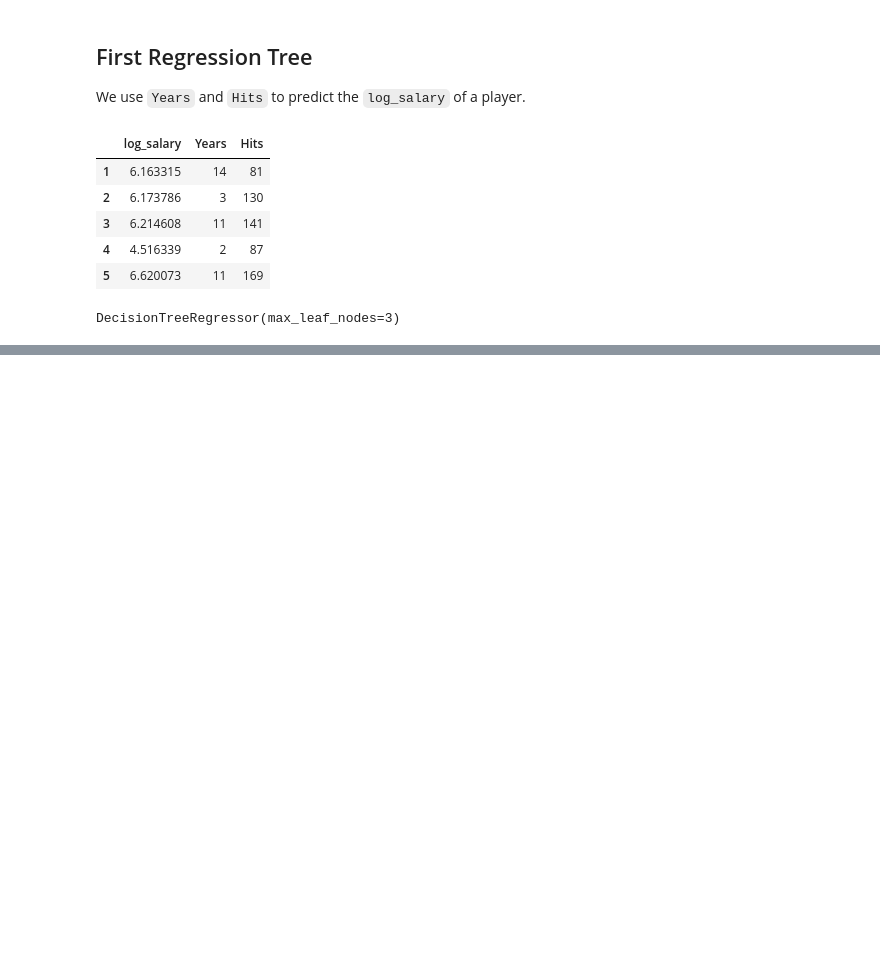
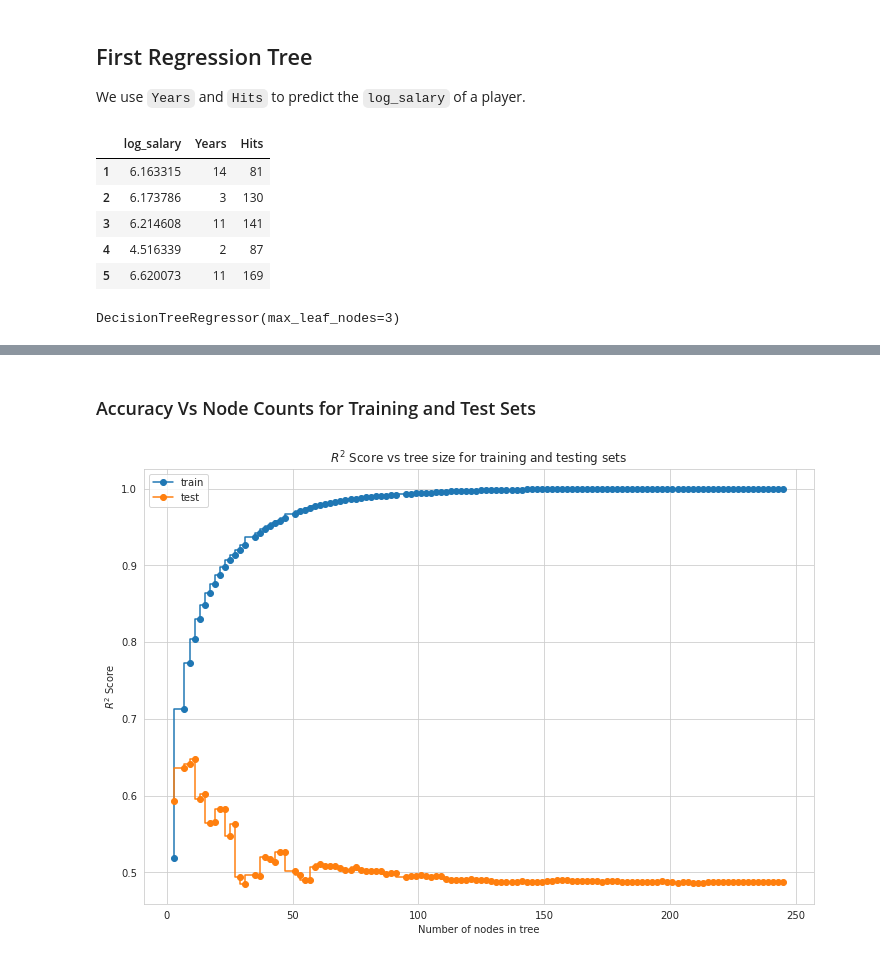
Before and after one commit to somnath1077/MachineLearningExercises, a Jupyter notebook: isrl_rev/ch08/ch_08_regression_trees.ipynb, the cells around one changed output, grey strips where cells are left out. Cells and saved outputs as stored; diff of their text form; code cells hidden in the pictures; blank space fills up the shorter version.

```diff
--- a/isrl_rev/ch08/ch_08_regression_trees.ipynb
+++ b/isrl_rev/ch08/ch_08_regression_trees.ipynb
@@ -155,0 +326,22 @@ plt.show()
+# %% [markdown]
+### Accuracy Vs Node Counts for Training and Test Sets
+# %%
+node_counts = [m.tree_.node_count for m in models]
+
+train_scores = [m.score(X_train, y_train) for m in models]
+test_scores = [m.score(X_test, y_test) for m in models]
+
+fig, ax = plt.subplots(figsize=(12, 8))
+
+ax.set_xlabel(r"Number of nodes in tree")
+ax.set_ylabel("$R^2$ Score")
+ax.set_title(r"$R^2$ Score vs tree size for training and testing sets")
+
+ax.plot(node_counts, train_scores, marker='o', label="train", drawstyle="steps-post")
+ax.plot(node_counts, test_scores, marker='o', label="test", drawstyle="steps-post")
+
+ax.legend()
+
+plt.show()
+# %% [output]
+[figure, added]
```
Also changed, not shown: parts of 13 cells of this notebook.
